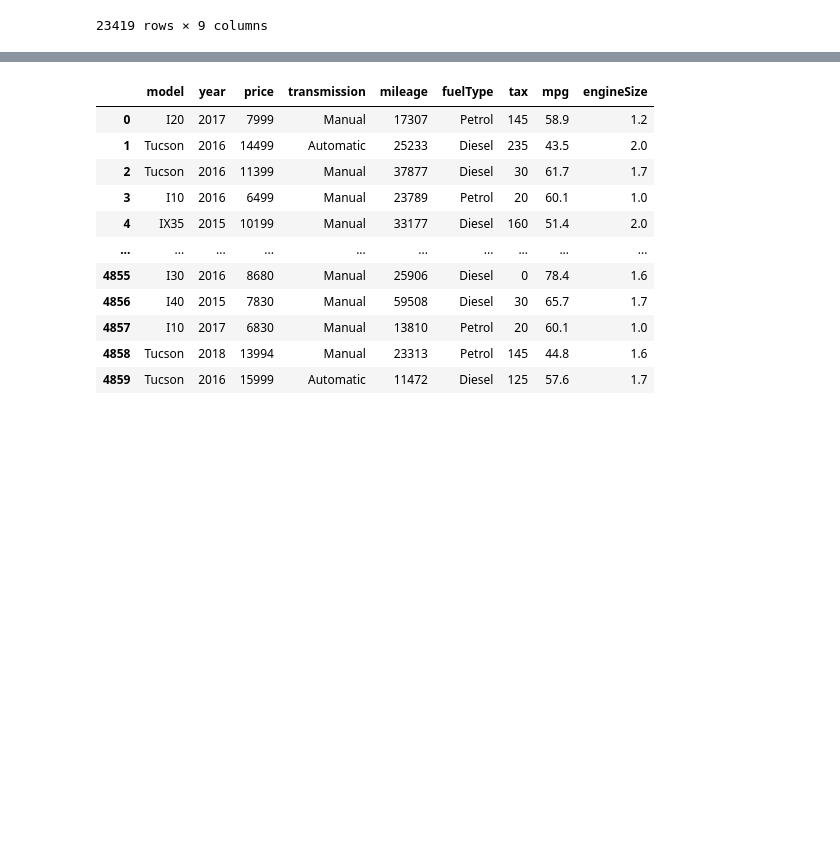
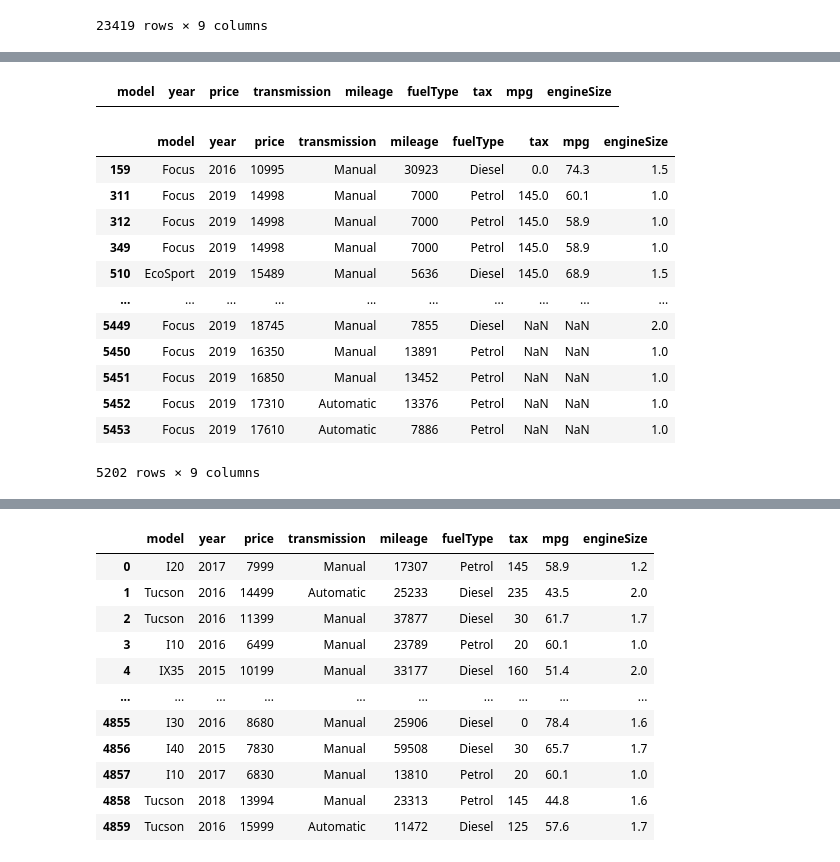
Before and after one commit to dietrujillo/ml_lab, a Jupyter notebook: lab1/notebooks/initial_exploratory_analysis.ipynb, the cells around one changed output, grey strips where cells are left out. Drawn from its saved outputs; the diff is of its cells as text; code cells hidden in the pictures; blank space fills up the shorter version.

```diff
--- a/lab1/notebooks/initial_exploratory_analysis.ipynb
+++ b/lab1/notebooks/initial_exploratory_analysis.ipynb
@@ -106,0 +158,24 @@ dataframes["ford"]
+# %%
+df_merc_post_duplicated = dataframes["merc"][dataframes["merc"].duplicated(subset=['model', 'year', 'price', 'transmission', 'mileage', 'fuelType', 'engineSize'])]
+
+df_merc_post_duplicated
+# %% [output]
+|  | model | year | price | transmission | mileage | fuelType | tax | mpg | engineSize |
+# %%
+df_ford_duplicated = dataframes["ford"][dataframes["ford"].duplicated(subset=['model', 'year', 'price', 'transmission', 'mileage', 'fuelType', 'engineSize'])]
+
+df_ford_duplicated
+# %% [output]
+|  | model | year | price | transmission | mileage | fuelType | tax | mpg | engineSize |
+| 159 | Focus | 2016 | 10995 | Manual | 30923 | Diesel | 0.0 | 74.3 | 1.5 |
+| 311 | Focus | 2019 | 14998 | Manual | 7000 | Petrol | 145.0 | 60.1 | 1.0 |
+| 312 | Focus | 2019 | 14998 | Manual | 7000 | Petrol | 145.0 | 58.9 | 1.0 |
+| 349 | Focus | 2019 | 14998 | Manual | 7000 | Petrol | 145.0 | 58.9 | 1.0 |
+| 510 | EcoSport | 2019 | 15489 | Manual | 5636 | Diesel | 145.0 | 68.9 | 1.5 |
+| ... | ... | ... | ... | ... | ... | ... | ... | ... | ... |
+| 5449 | Focus | 2019 | 18745 | Manual | 7855 | Diesel | NaN | NaN | 2.0 |
+| 5450 | Focus | 2019 | 16350 | Manual | 13891 | Petrol | NaN | NaN | 1.0 |
+| 5451 | Focus | 2019 | 16850 | Manual | 13452 | Petrol | NaN | NaN | 1.0 |
+| 5452 | Focus | 2019 | 17310 | Automatic | 13376 | Petrol | NaN | NaN | 1.0 |
+| 5453 | Focus | 2019 | 17610 | Automatic | 7886 | Petrol | NaN | NaN | 1.0 |
+5202 rows × 9 columns
```
Also changed, not shown: parts of 18 cells of this notebook.
